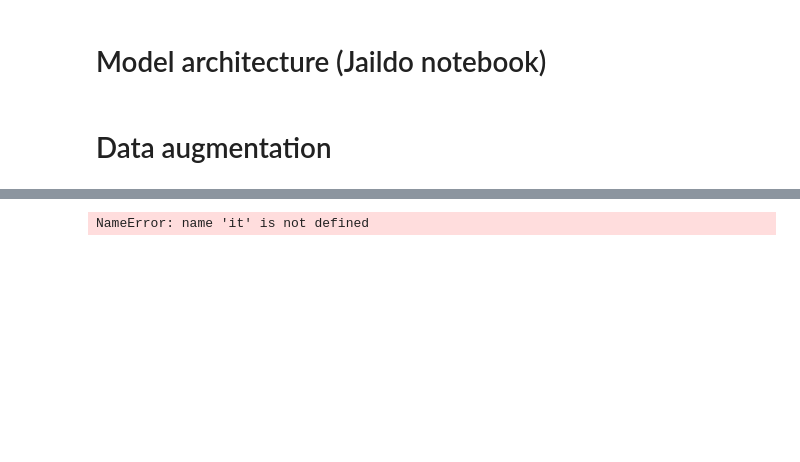
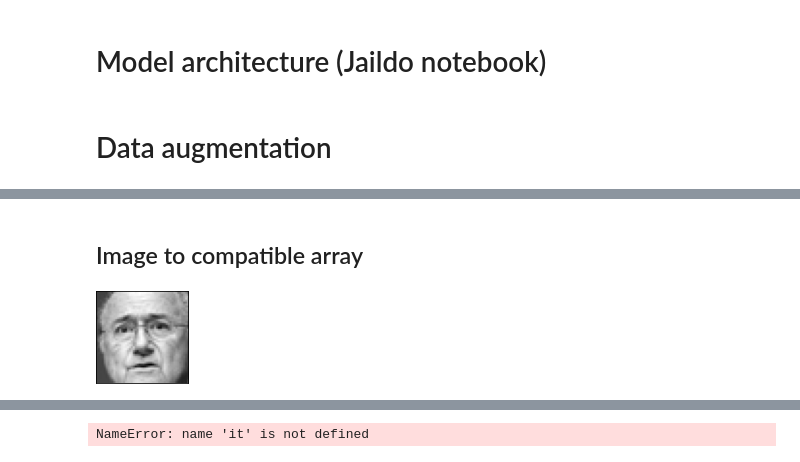
Before and after one commit to JaildoR/getthevibe_api, a Jupyter notebook: notebooks/PF-DataAugmentation.ipynb, the cells around one changed output, grey strips where cells are left out. Drawn from its saved outputs; the diff is of its cells as text; code cells hidden in the pictures; blank space fills up the shorter version.

```diff
--- a/notebooks/PF-DataAugmentation.ipynb
+++ b/notebooks/PF-DataAugmentation.ipynb
@@ -409,0 +321,15 @@ X_aug[0].shape
+# %% [markdown]
+## Image to compatible array
+# %%
+from skimage.transform import resize
+
+# load img in greyscale
+img = load_img('SamplePhoto/SamplePhoto.png', color_mode='grayscale')
+# convert loaded image to 4D array
+img_array = img_to_array(img)  # creating a Numpy array with shape (X, X, 3)
+img_resized = resize(img_array, (48, 48)) #resize to match dataset
+img_array = img_resized.reshape((1,) + img_resized.shape)  # converting to a Numpy array with shape (X, X, 3, 1)
+# %%
+img
+# %% [output]
+[figure, added]
```
Also changed, not shown: parts of 57 cells of this notebook, 38 other files.
